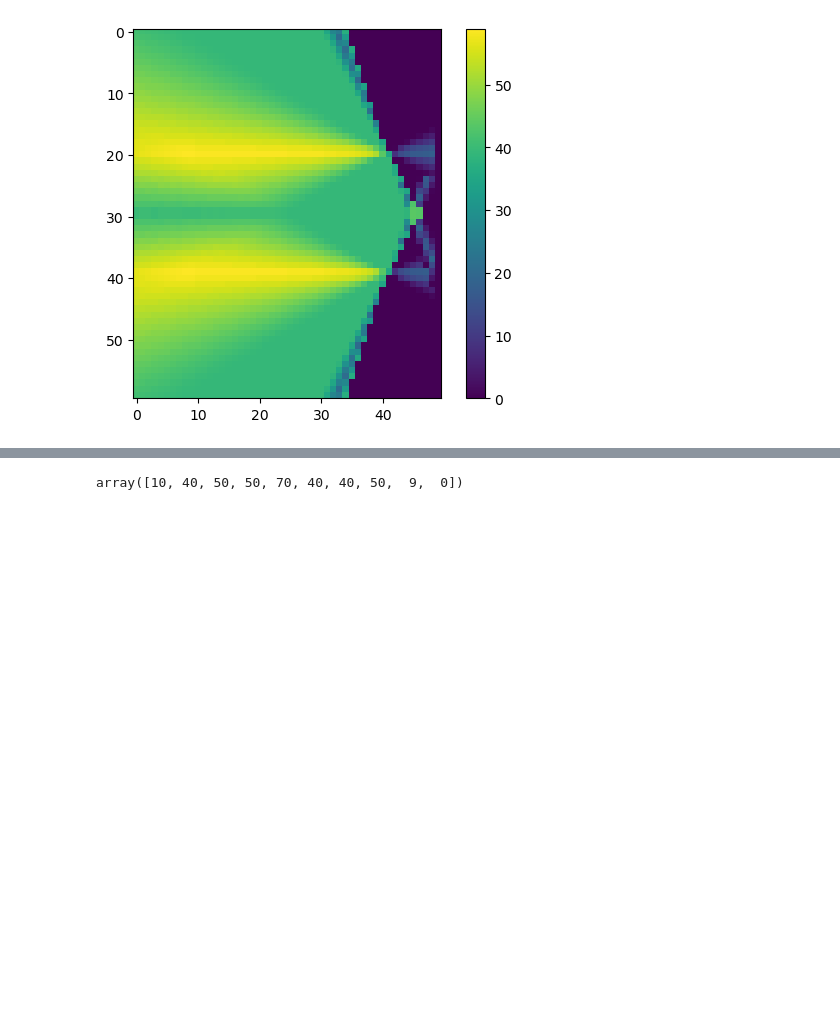
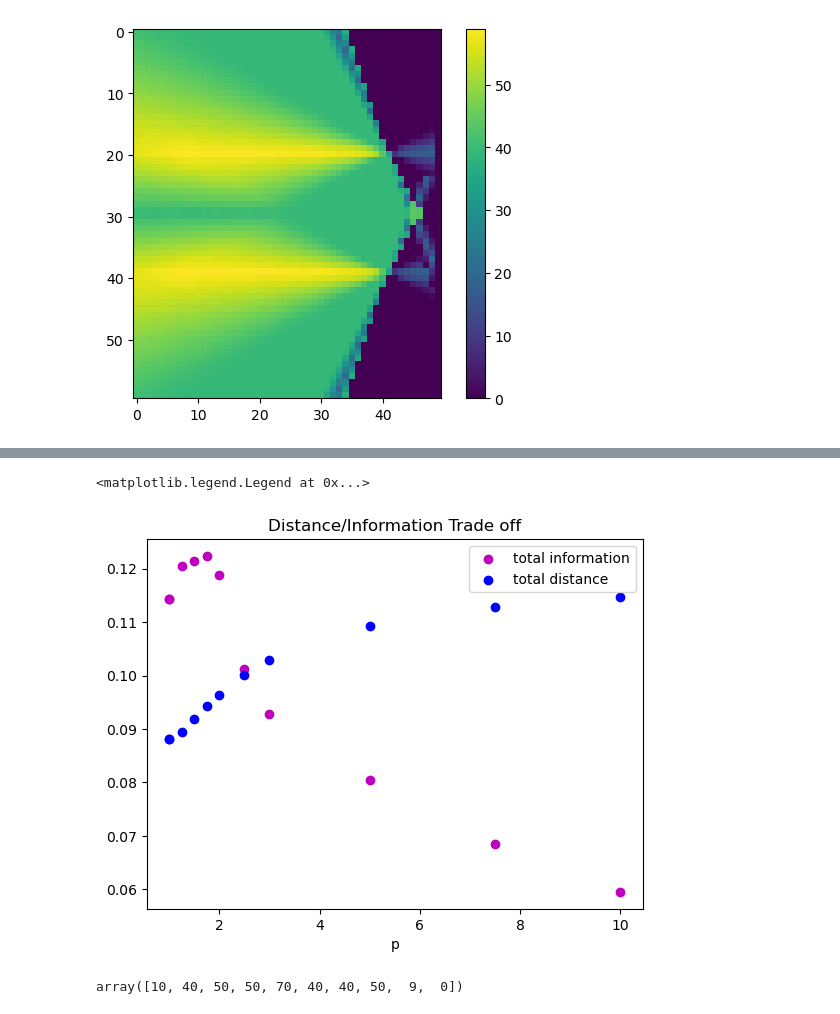
Before and after one commit to reecekeller/active_sensing, a Jupyter notebook: act_sense/analysis/heat_map.ipynb, the cells around one changed output, grey strips where cells are left out. Cells and saved outputs as stored; diff of their text form; code cells hidden in the pictures; blank space fills up the shorter version.

```diff
--- a/act_sense/analysis/heat_map.ipynb
+++ b/act_sense/analysis/heat_map.ipynb
@@ -298,3 +248,30 @@ plot_lp_curves_scaled(p_values, start=(0, 30), end1=(49, 0), end2=(49, 59))
+# %%
+p_info_sum = integrate_info_path(data, info_map)
+p_dist_sum = integrate_path(data)
+
+# Normalize
+factor=1.0/sum(p_info_sum.values())
+for k in p_info_sum:
+  p_info_sum[k] = p_info_sum[k]*factor
+
+factor=1.0/sum(p_dist_sum.values())
+for k in p_dist_sum:
+  p_dist_sum[k] = p_dist_sum[k]*factor
+
+
+for i, p in enumerate(p_info_sum.keys()):
+    if i == 0:
+      plt.scatter(p, p_info_sum[p], c='m', label='total information')
+      plt.scatter(p, p_dist_sum[p], c='b', label='total distance')
+    plt.scatter(p, p_info_sum[p], c='m')
+    plt.scatter(p, p_dist_sum[p], c='b')
+
+plt.xlabel('p')
+plt.title('Distance/Information Trade off')
+plt.legend()
+# %% [output]
+<matplotlib.legend.Legend at 0x...>
+[figure, added]
 # %%
 x = np.array([120, 130, 180, 200])
 np.abs(np.diff(x, append=x[0]))
```
Also changed, not shown: parts of 4 cells of this notebook.
